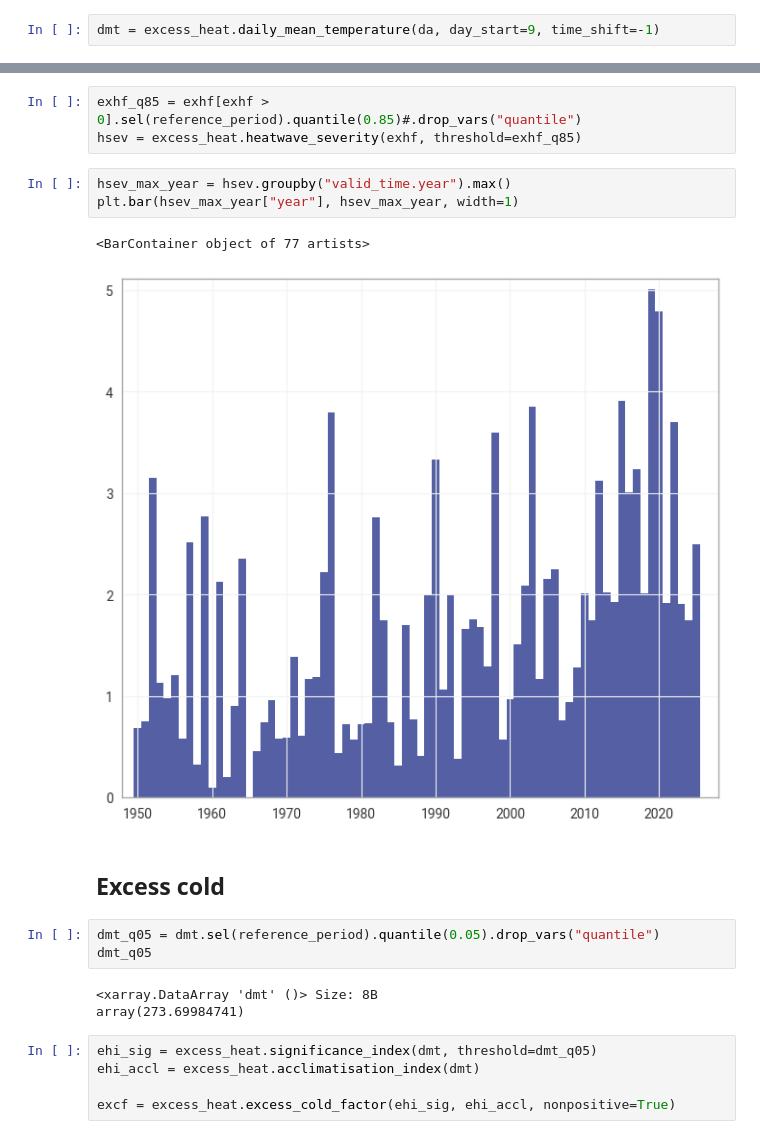
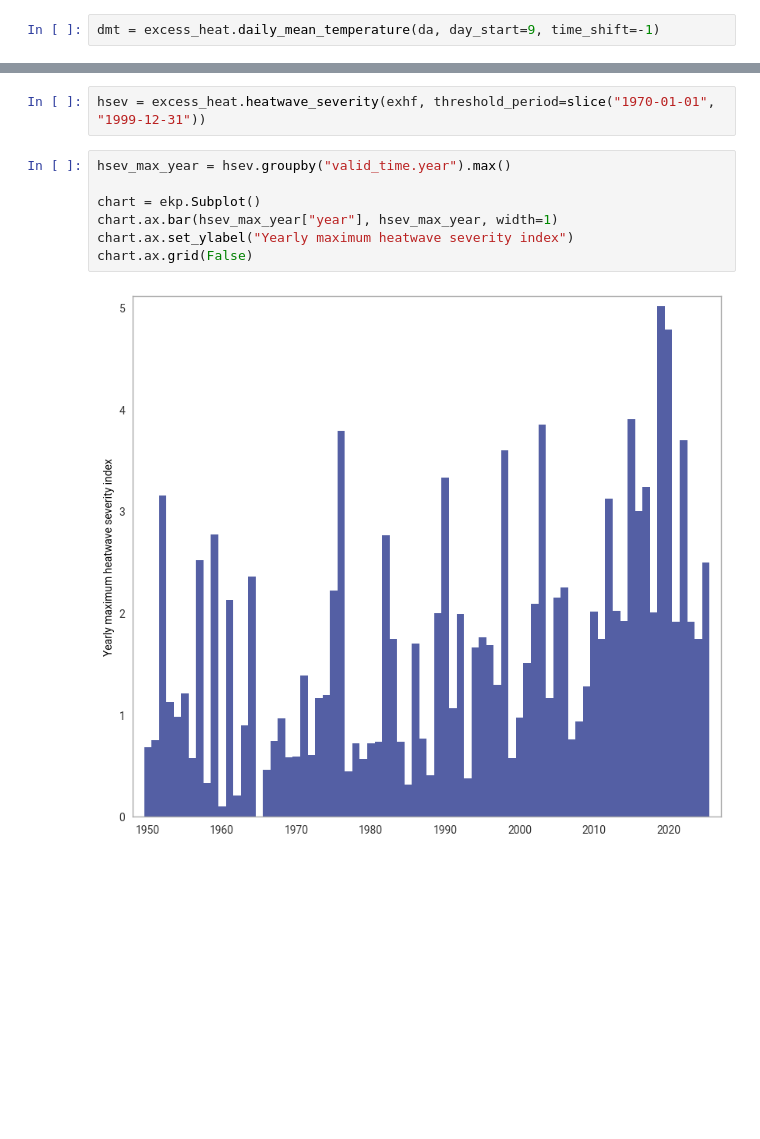
Before and after one commit to ecmwf/earthkit-meteo, a Jupyter notebook: docs/examples/excess_heat_factor.ipynb, the cells around one changed output, grey strips where cells are left out. Cells and saved outputs as stored; diff of their text form; blank space fills up the shorter version.

```diff
--- a/docs/examples/excess_heat_factor.ipynb
+++ b/docs/examples/excess_heat_factor.ipynb
@@ -59,23 +63,12 @@ exhf = excess_heat.excess_heat_factor(ehi_sig, ehi_accl, nonnegative=True).compu
 # %%
-exhf_q85 = exhf[exhf > 0].sel(reference_period).quantile(0.85)#.drop_vars("quantile")
-hsev = excess_heat.heatwave_severity(exhf, threshold=exhf_q85)
+hsev = excess_heat.heatwave_severity(exhf, threshold_period=slice("1970-01-01", "1999-12-31"))
-# %%
-hsev_max_year = hsev.groupby("valid_time.year").max()
-plt.bar(hsev_max_year["year"], hsev_max_year, width=1)
-# %% [output]
-<BarContainer object of 77 artists>
-[figure, removed]
-# %% [markdown]
-## Excess cold
-# %%
-dmt_q05 = dmt.sel(reference_period).quantile(0.05).drop_vars("quantile")
-dmt_q05
-# %% [output]
-<xarray.DataArray 'dmt' ()> Size: 8B
-array(273.69984741)
-# %%
-ehi_sig = excess_heat.significance_index(dmt, threshold=dmt_q05)
-ehi_accl = excess_heat.acclimatisation_index(dmt)
-
-excf = excess_heat.excess_cold_factor(ehi_sig, ehi_accl, nonpositive=True)
+# %%
+hsev_max_year = hsev.groupby("valid_time.year").max()
+
+chart = ekp.Subplot()
+chart.ax.bar(hsev_max_year["year"], hsev_max_year, width=1)
+chart.ax.set_ylabel("Yearly maximum heatwave severity index")
+chart.ax.grid(False)
+# %% [output]
+[figure, added]
 # %% [markdown]
```
Also changed, not shown: parts of 16 cells of this notebook, 1 other file.
